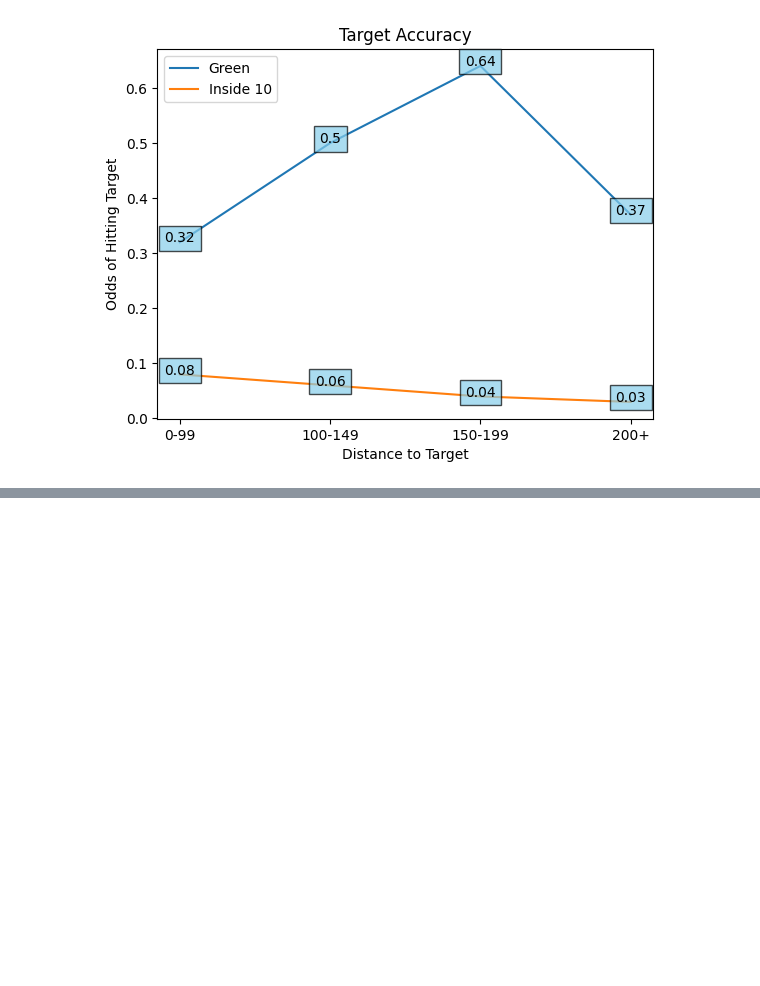
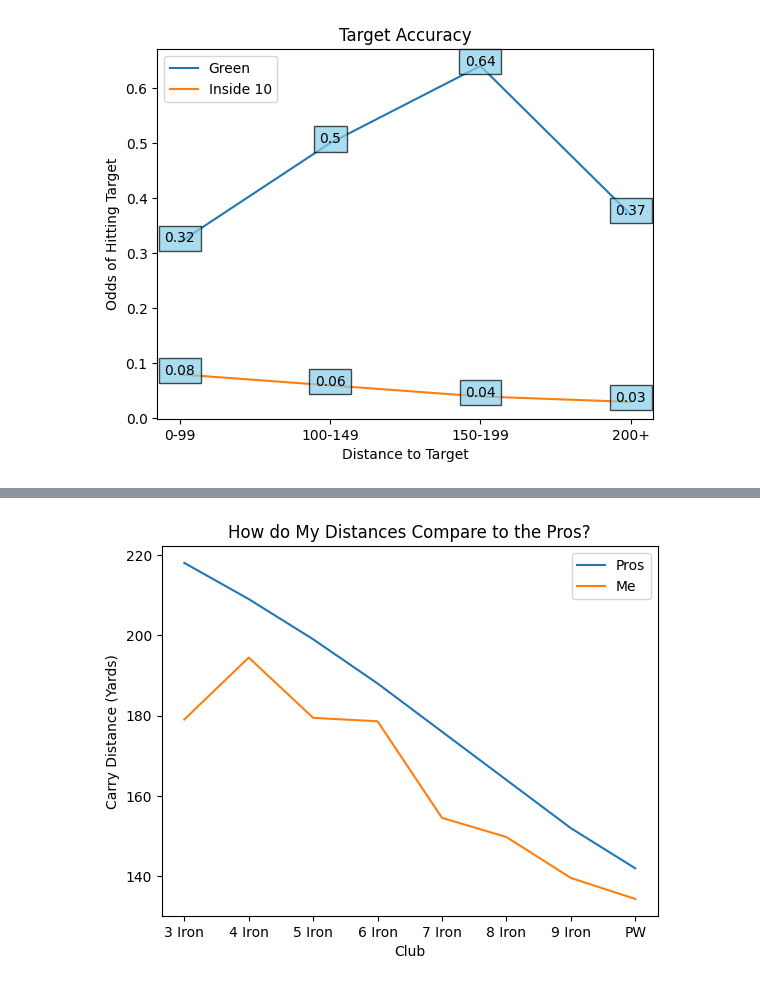
Before and after one commit to joja4479/Golf-Shot-Analysis, a Jupyter notebook: golf_shot_analysis.ipynb, the cells around one changed output, grey strips where cells are left out. Cells and saved outputs as stored; diff of their text form; code cells hidden in the pictures; blank space fills up the shorter version.

```diff
--- a/golf_shot_analysis.ipynb
+++ b/golf_shot_analysis.ipynb
@@ -305,0 +316,12 @@ pred = model.predict(X_test)
+# %%
+r = requests.get('https://www.golfmonthly.com/tour/how-far-pga-tour-players-hit-every-club-in-the-bag')
+
+# check status code for response received
+# success code - 200
+print(r)
+
+soup = BeautifulSoup(r.content, 'html.parser')
+
+print('Classes of each table:')
+for table in soup.find_all('table'):
+    print(table.get('class'))
@@ -305,0 +332,6 @@ pred = model.predict(X_test)
+# %%
+# Creating list with all tables
+tables = soup.find_all('table')
+
+#  Looking for the table with the classes 'wikitable' and 'sortable'
+table = soup.find('table', class_='table__wrapper table__wrapper--inbodyContent table__wrapper--sticky table__wrapper--divider')
@@ -305,0 +381,26 @@ pred = model.predict(X_test)
+# %%
+pro_df['Club Speed'] = pd.to_numeric(pro_df['Club Speed'])
+pro_df['Ball Speed'] = pd.to_numeric(pro_df['Ball Speed'])
+pro_df['Spin Rate'] = pd.to_numeric(pro_df['Spin Rate'])
+pro_df['Carry'] = pd.to_numeric(pro_df['Carry'])
+
+pro_df.replace('3-Iron', '3 Iron', inplace=True)
+pro_df.replace('4-Iron', '4 Iron', inplace=True)
+pro_df.replace('5-Iron', '5 Iron', inplace=True)
+pro_df.replace('6-Iron', '6 Iron', inplace=True)
+pro_df.replace('7-Iron', '7 Iron', inplace=True)
+pro_df.replace('8-Iron', '8 Iron', inplace=True)
+pro_df.replace('9-Iron', '9 Iron', inplace=True)
+pro_df.replace('Pitching Wedge', 'PW', inplace=True)
+
+pro_df.drop(index=[0, 1, 2, 3], inplace=True)
+# %%
+plt.plot(pro_df['Club'], pro_df['Carry'])
+plt.plot(mean_by_club.index, mean_by_club.values)
+plt.title('How do My Distances Compare to the Pros?')
+plt.legend(['Pros', 'Me'])
+plt.xlabel('Club')
+plt.ylabel('Carry Distance (Yards)')
+plt.show()
+# %% [output]
+[figure, added]
```
Also changed, not shown: parts of 19 cells of this notebook.
